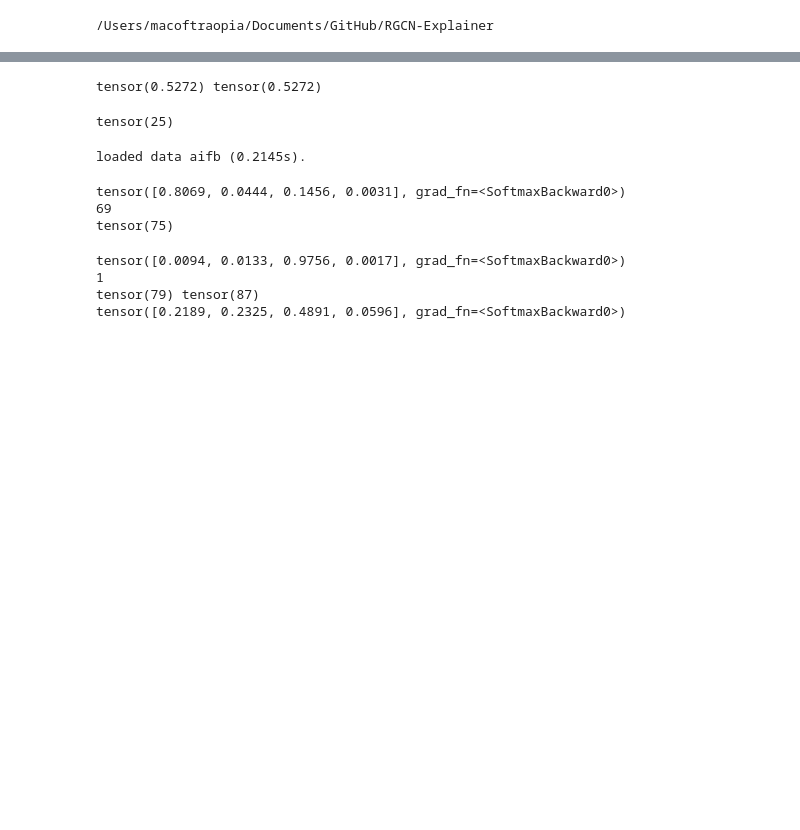
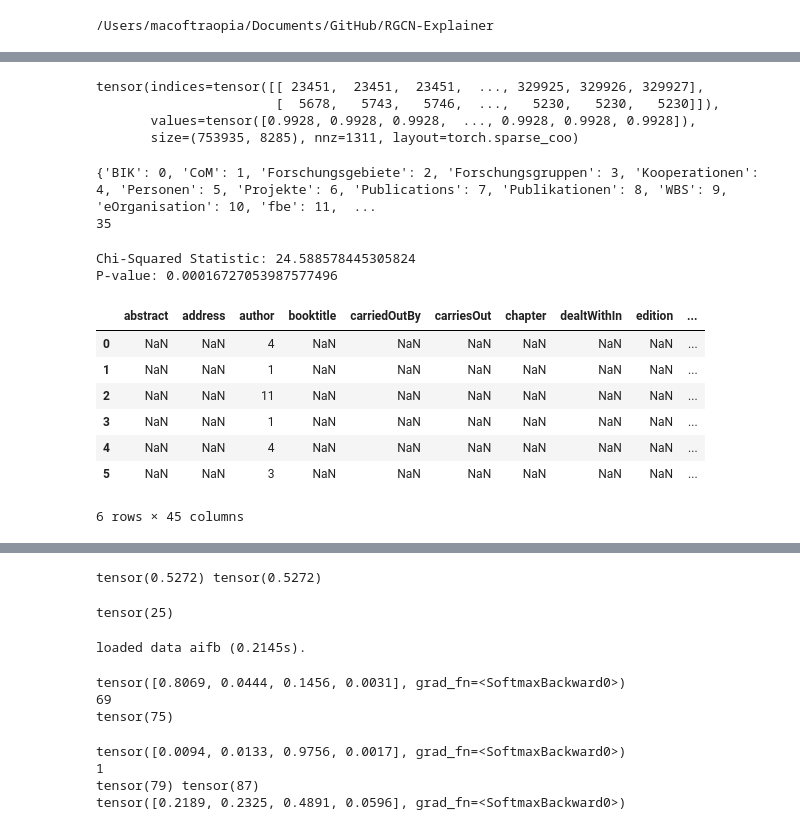
Before and after one commit to traopia/RGCN-Explainer, a Jupyter notebook: RGCN_stuff/try_predictions.ipynb, the cells around one changed output, grey strips where cells are left out. Cells and saved outputs as stored; diff of their text form; code cells hidden in the pictures; blank space fills up the shorter version.

```diff
--- a/RGCN_stuff/try_predictions.ipynb
+++ b/RGCN_stuff/try_predictions.ipynb
@@ -46,7 +46,7 @@ if current_dir != '/Users/macoftraopia/Documents/GitHub/RGCN-Explainer':
 import kgbench as kg
 from src.rgcn_explainer_utils import *
 
-data = kg.load('mutag', torch=True, final=True)
+data = kg.load('aifb', torch=True, final=False)
 data = prunee(data, 2)
 get_relations(data)
 relations = [data.i2rel[i][0] for i in range(len(data.i2rel))]
@@ -54,0 +220,51 @@ loaded data mutag (0.4233s).
+# %%
+v_thresh = v.coalesce
+# %% [output]
+tensor(indices=tensor([[ 23451,  23451,  23451,  ..., 329925, 329926, 329927],
+                       [  5678,   5743,   5746,  ...,   5230,   5230,   5230]]),
+       values=tensor([0.9928, 0.9928, 0.9928,  ..., 0.9928, 0.9928, 0.9928]),
+       size=(753935, 8285), nnz=1311, layout=torch.sparse_coo)
+# %%
+dict_classes = d_classes(data)
+dict_classes
+min_length = min(len(value) for value in dict_classes.values())
+num_samples_per_class = 30 if min_length > 30 else min_length
+total_elements = sum(len(value) for value in dict_classes.values())
+print(total_elements)
+# %% [output]
+{'BIK': 0, 'CoM': 1, 'Forschungsgebiete': 2, 'Forschungsgruppen': 3, 'Kooperationen': 4, 'Personen': 5, 'Projekte': 6, 'Publications': 7, 'Publikationen': 8, 'WBS': 9, 'eOrganisation': 10, 'fbe': 11,  ...
+35
+# %%
+import numpy as np
+from scipy.stats import chi2_contingency
+
+
+
+# Get the set of common relation names
+common_relations = set(full_graph_relations.keys()).intersection(explanation_subgraph_relations.keys())
+
+# Extract the counts for common relations
+full_graph_counts = np.array([full_graph_relations[relation] for relation in common_relations])
+explanation_counts = np.array([explanation_subgraph_relations[relation] for relation in common_relations])
+
+# Perform chi-squared test
+observed = np.array([full_graph_counts, explanation_counts])
+chi2, p, _, _ = chi2_contingency(observed)
+
+print("Chi-Squared Statistic:", chi2)
+print("P-value:", p)
+# %% [output]
+Chi-Squared Statistic: 24.588578445305824
+P-value: 0.00016727053987577496
+# %%
+df = pd.read_csv('chk/aifb_chk/exp/init_normal_hops_2_lr_0.5_adaptive_False_size_0.005_sizestd_adaptive_ent_1_type_1_killtype_True_break_no/Relation_Importance/Relations_Important_sample_threshold.csv')
+df[relations]
+# %% [output]
+|  | abstract | address | author | booktitle | carriedOutBy | carriesOut | chapter | dealtWithIn | edition | ... |
+| 0 | NaN | NaN | 4 | NaN | NaN | NaN | NaN | NaN | NaN | ... |
+| 1 | NaN | NaN | 1 | NaN | NaN | NaN | NaN | NaN | NaN | ... |
+| 2 | NaN | NaN | 11 | NaN | NaN | NaN | NaN | NaN | NaN | ... |
+| 3 | NaN | NaN | 1 | NaN | NaN | NaN | NaN | NaN | NaN | ... |
+| 4 | NaN | NaN | 4 | NaN | NaN | NaN | NaN | NaN | NaN | ... |
+| 5 | NaN | NaN | 3 | NaN | NaN | NaN | NaN | NaN | NaN | ... |
+6 rows × 45 columns
```
Also changed, not shown: parts of 8 cells of this notebook, 10 other files.
